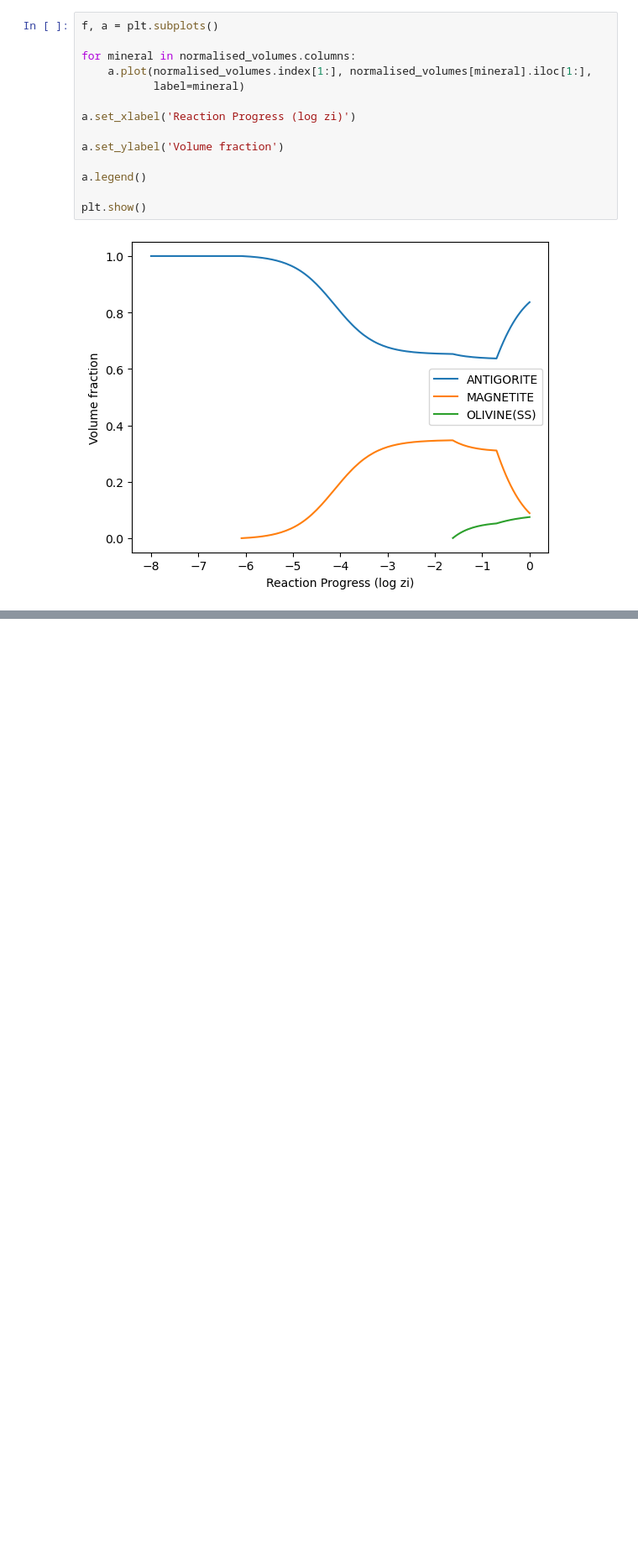
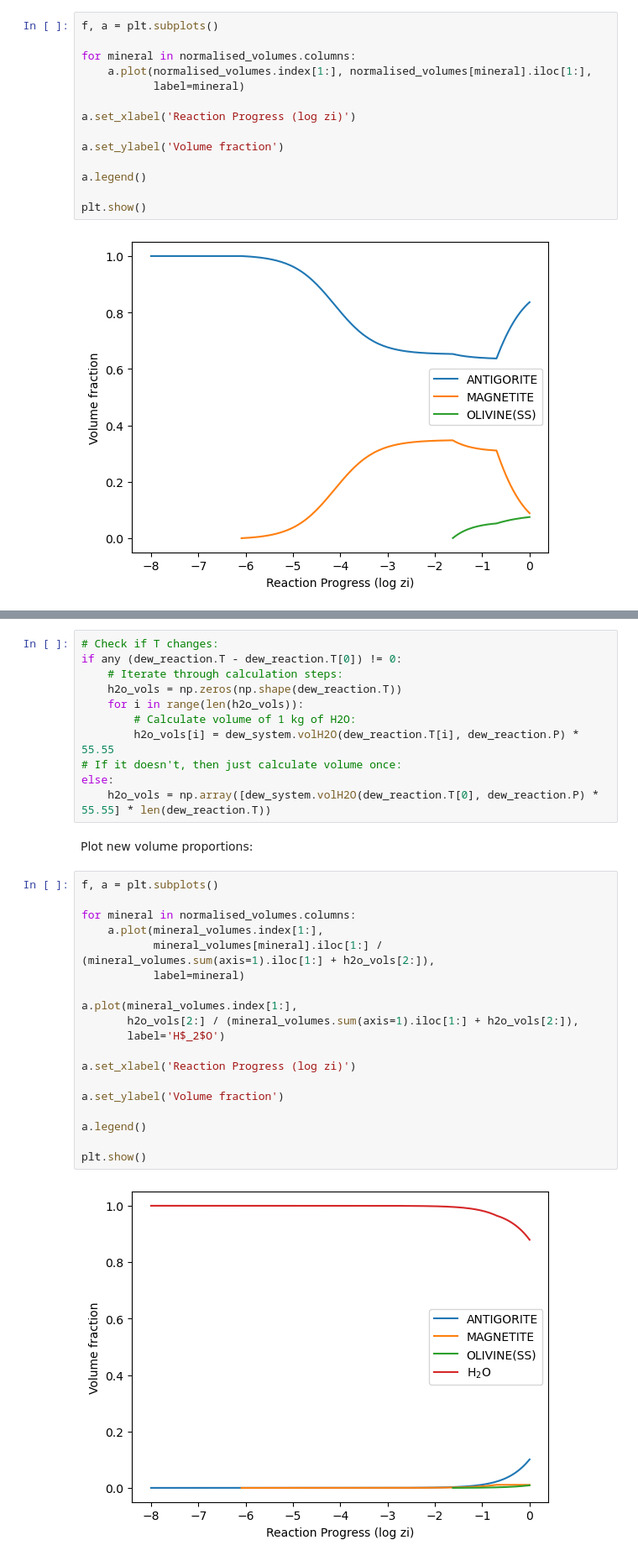
Before and after one commit to simonwmatthews/pyDEW, a Jupyter notebook: tutorials/tutorial4_EQ6Reactions.ipynb, the cells around one changed output, grey strips where cells are left out. Shown at 84% size. Cells and saved outputs as stored; diff of their text form; blank space fills up the shorter version.

Commit message:
Added H2O volume calculation

```diff
--- a/tutorials/tutorial4_EQ6Reactions.ipynb
+++ b/tutorials/tutorial4_EQ6Reactions.ipynb
@@ -233,0 +237,34 @@ plt.show()
+# %%
+# Check if T changes:
+if any (dew_reaction.T - dew_reaction.T[0]) != 0:
+    # Iterate through calculation steps:
+    h2o_vols = np.zeros(np.shape(dew_reaction.T))
+    for i in range(len(h2o_vols)):
+        # Calculate volume of 1 kg of H2O:
+        h2o_vols[i] = dew_system.volH2O(dew_reaction.T[i], dew_reaction.P) * 55.55
+# If it doesn't, then just calculate volume once:
+else:
+    h2o_vols = np.array([dew_system.volH2O(dew_reaction.T[0], dew_reaction.P) * 55.55] * len(dew_reaction.T))
+# %% [markdown]
+Plot new volume proportions:
+# %%
+f, a = plt.subplots()
+
+for mineral in normalised_volumes.columns:
+    a.plot(mineral_volumes.index[1:],
+           mineral_volumes[mineral].iloc[1:] / (mineral_volumes.sum(axis=1).iloc[1:] + h2o_vols[2:]),
+           label=mineral)
+
+a.plot(mineral_volumes.index[1:],
+       h2o_vols[2:] / (mineral_volumes.sum(axis=1).iloc[1:] + h2o_vols[2:]),
+       label='H$_2$O')
+
+a.set_xlabel('Reaction Progress (log zi)')
+
+a.set_ylabel('Volume fraction')
+
+a.legend()
+
+plt.show()
+# %% [output]
+[figure, added]
```
Also changed, not shown: parts of 1 cell of this notebook.
